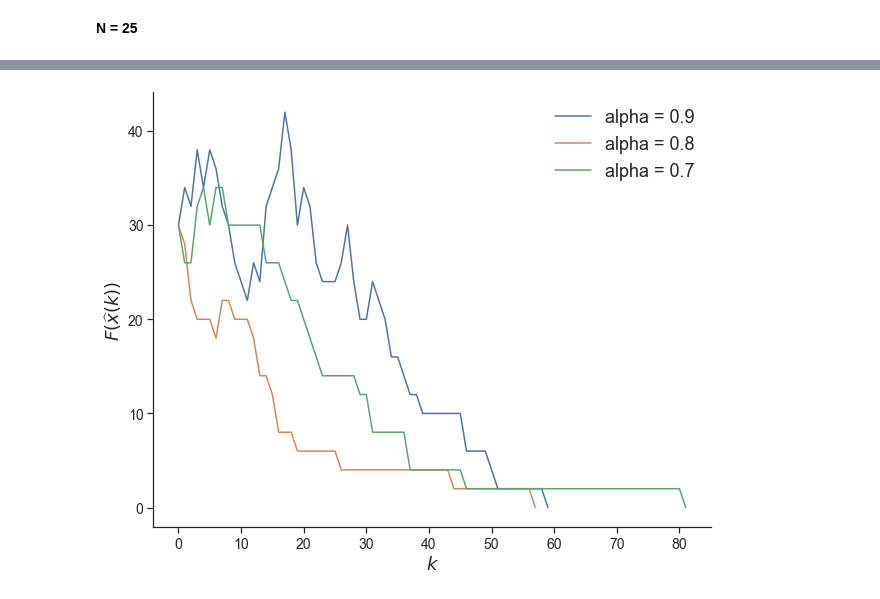
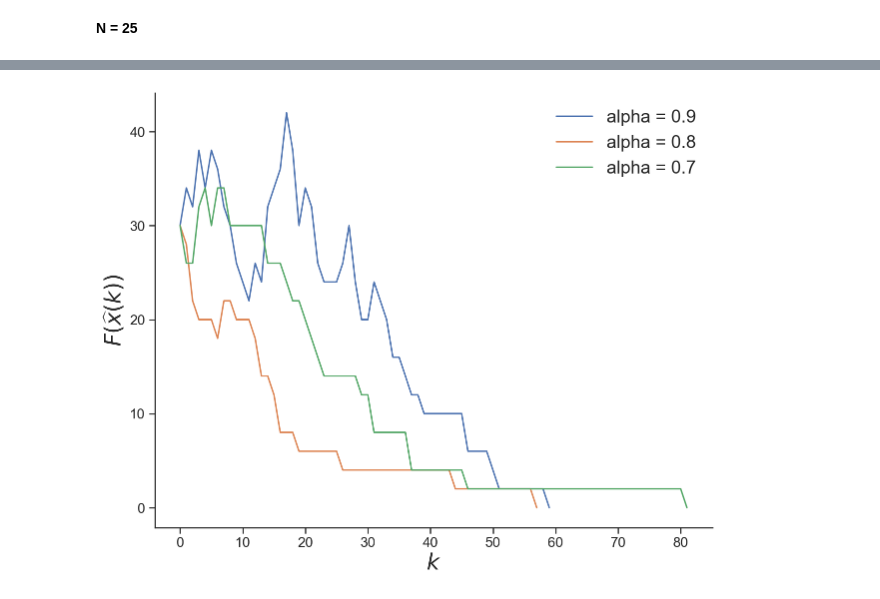
Before and after one commit to khaykingleb/stochastic-optimization-methods, a Jupyter notebook: Code/Simulated_annealing/Queens.ipynb, the cells around one changed output, grey strips where cells are left out. Saved outputs shown, nothing was run; the diff lists cells and outputs as text; code cells hidden in the pictures.

```diff
--- a/Code/Simulated_annealing/Queens.ipynb
+++ b/Code/Simulated_annealing/Queens.ipynb
@@ -146,7 +146,7 @@ def SA_adj(Q, T, schedule):
 
         T *= schedule
 
-    return lst
+    return history
 # %%
 a_matrix = matrix.copy()
 b_matrix = matrix.copy()
@@ -187,6 +187,14 @@ sns.set_style("white")
 f.savefig("queens8.png", bbox_inches='tight', dpi=600)
 # %% [markdown]
 __N = 25__
+# %%
+def queens(N):
+    np.random.seed(33412)
+    ver = np.arange(1, N + 1)
+    hor = np.arange(1, N + 1)
+    np.random.shuffle(hor)
+    return np.column_stack((ver, hor)) # получаем массив
+    # размерности (N, 2), отождествляющий расположение ферзей на доске N x N
 # %%
 matrix = queens(25)
 matrix
@@ -221,28 +229,28 @@ z = SA_adj(z_matrix, 100, 0.7)
 # %%
 f = plt.figure(figsize=(10, 8))
 
 # Удаляем лишние границы
 ax = plt.subplot(111)
 ax.spines["top"].set_visible(False)
 ax.spines["right"].set_visible(False)
 ax.get_xaxis().tick_bottom()
 ax.get_yaxis().tick_left()
 
 # Корректируем оси абсцисс и ординат
 plt.xticks(fontsize=14)
 plt.yticks(fontsize=14)
 
-plt.xlabel("$k$", fontsize=18)
-plt.ylabel("$F(\widehat{x}(k))$", fontsize=18)
+plt.xlabel("$k$", fontsize=22)
+plt.ylabel("$F(\widehat{x}(k))$", fontsize=22)
 
 plt.plot(d, label="alpha = 0.9")
 plt.plot(e, label="alpha = 0.8")
 plt.plot(z, label="alpha = 0.7")
 plt.legend(frameon=False, fontsize=18)
 
 sns.set()
 sns.set_style("white")
 # %% [output]
-[figure, old version]
+[figure, new version]
 # %%
 f.savefig("queens25.png", bbox_inches='tight', dpi=600)
```
Also changed, not shown: parts of 5 cells of this notebook, 42 other files.
